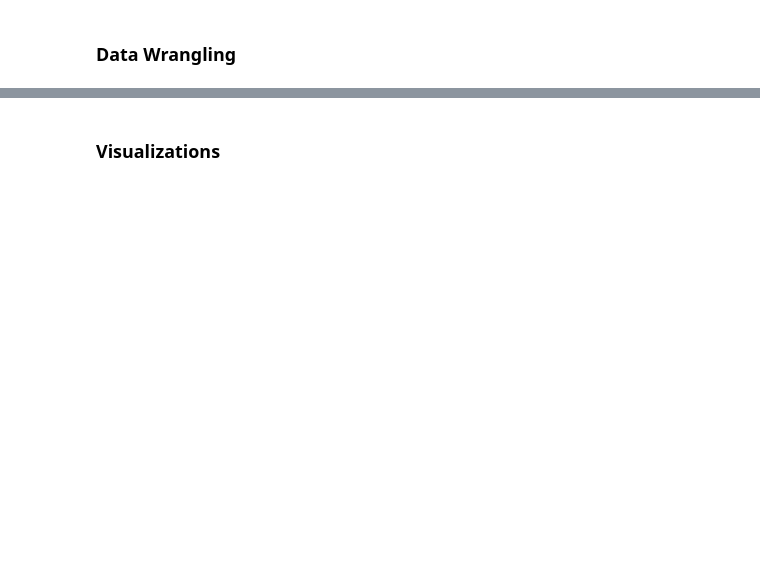
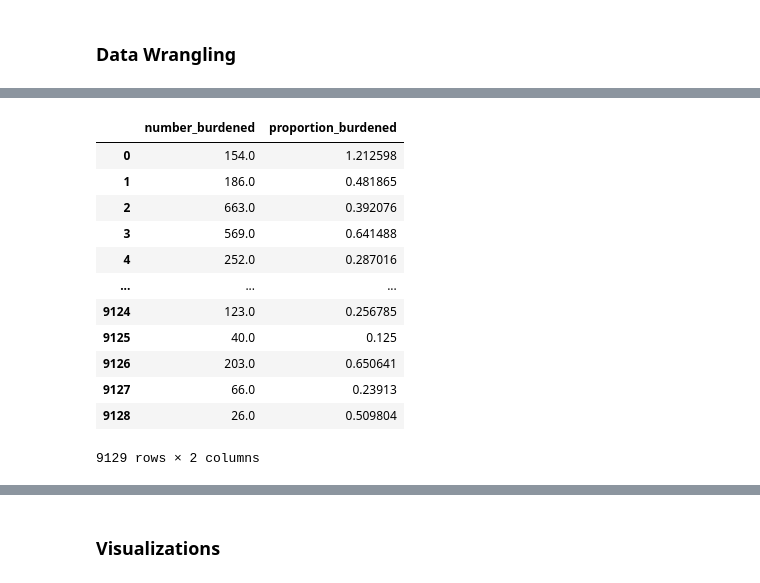
Before and after one commit to datakind/datakit-housing-fall-2024, a Jupyter notebook: challenge-2/CA/GeoData CostBurden CA.ipynb, the cells around one changed output, grey strips where cells are left out. Cells and saved outputs as stored; diff of their text form; code cells hidden in the pictures; blank space fills up the shorter version.

```diff
--- a/challenge-2/CA/GeoData CostBurden CA.ipynb
+++ b/challenge-2/CA/GeoData CostBurden CA.ipynb
@@ -61,3 +95,19 @@ result['number_burdened'], result['proportion_burdened'] = zip(*data.apply(calcu
+# %%
+result
+# %% [output]
+|  | number_burdened | proportion_burdened |
+| 0 | 154.0 | 1.212598 |
+| 1 | 186.0 | 0.481865 |
+| 2 | 663.0 | 0.392076 |
+| 3 | 569.0 | 0.641488 |
+| 4 | 252.0 | 0.287016 |
+| ... | ... | ... |
+| 9124 | 123.0 | 0.256785 |
+| 9125 | 40.0 | 0.125 |
+| 9126 | 203.0 | 0.650641 |
+| 9127 | 66.0 | 0.23913 |
+| 9128 | 26.0 | 0.509804 |
+9129 rows × 2 columns
 # %%
 # Add the calculated burdened data to the original dataframe
 data = data.join(result)
```
Also changed, not shown: parts of 16 cells of this notebook.
